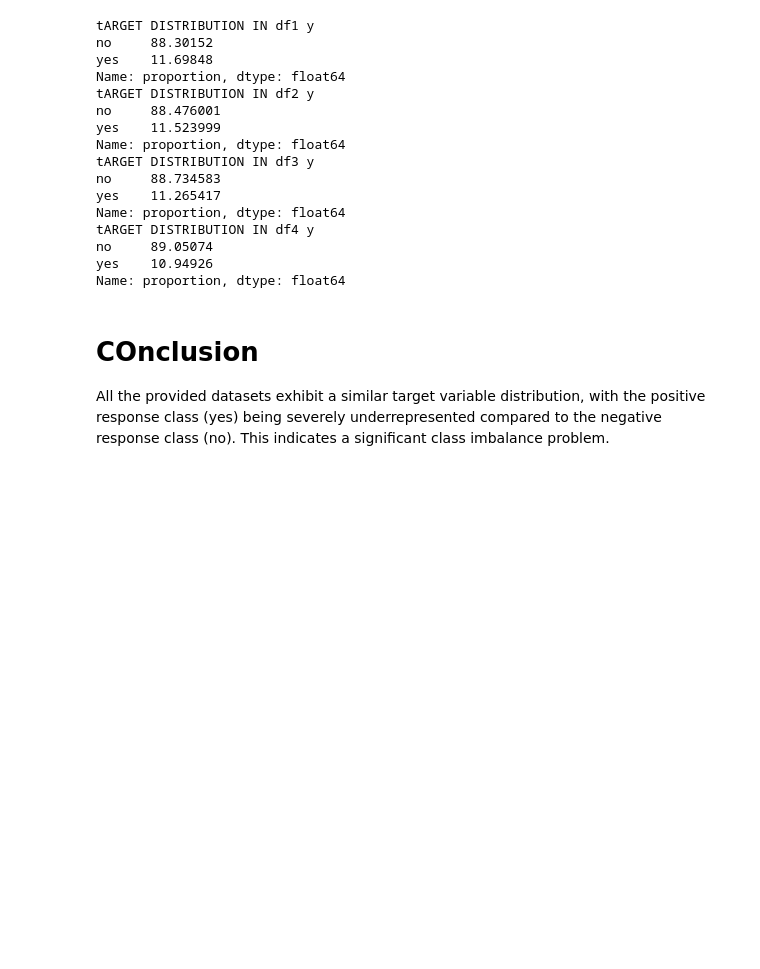
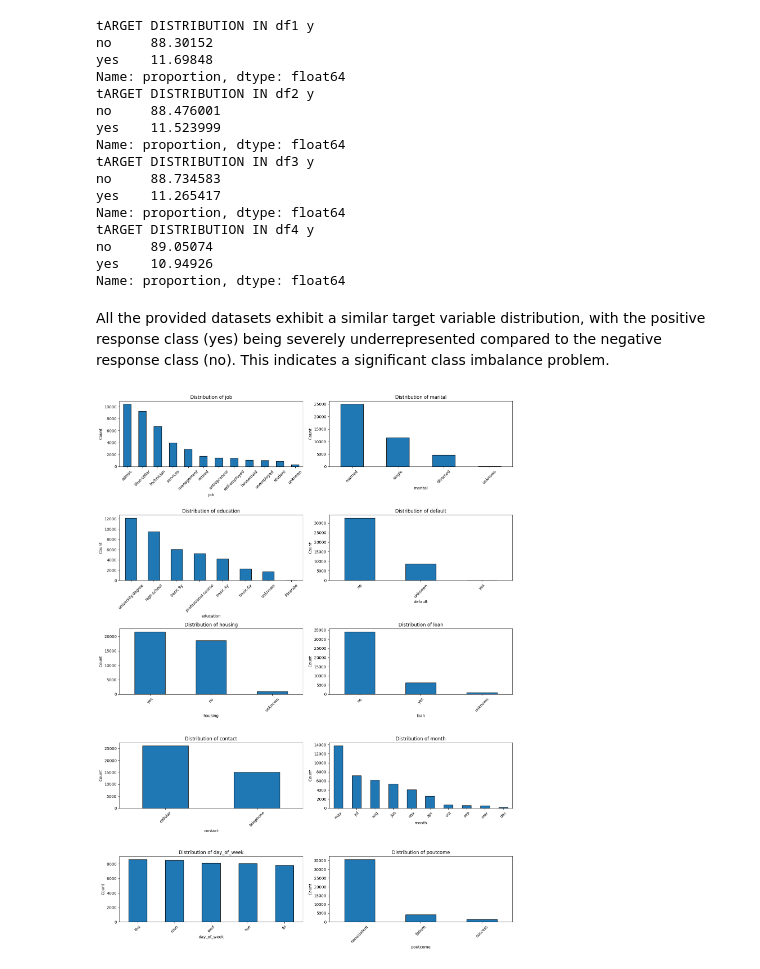
Before and after one commit to navyatripathiji/bank-marketing-practice, a Jupyter notebook: notebooks/01-basiceda.ipynb, the cells around one changed output. Saved outputs shown, nothing was run; the diff lists cells and outputs as text; code cells hidden in the pictures; blank space fills up the shorter version.

```diff
--- a/notebooks/01-basiceda.ipynb
+++ b/notebooks/01-basiceda.ipynb
@@ -163,6 +163,43 @@ no     89.05074
 yes    10.94926
 Name: proportion, dtype: float64
 # %% [markdown]
-# COnclusion
-
 All the provided datasets exhibit a similar target variable distribution, with the positive response class (yes) being severely underrepresented compared to the negative response class (no). This indicates a significant class imbalance problem.
+# %%
+import math
+
+cat_cols = df3.select_dtypes(
+    include=["object", "category"]
+).columns.drop("y", errors="ignore")
+
+n_cols = 2
+n_rows = math.ceil(len(cat_cols) / n_cols)
+
+fig, axes = plt.subplots(
+    n_rows, n_cols,
+    figsize=(15, 4 * n_rows)
+)
+
+axes = axes.flatten()
+
+for i, col in enumerate(cat_cols):
+    counts = df3[col].value_counts(dropna=False)
+
+    counts.plot(
+        kind="bar",
+        ax=axes[i],
+        edgecolor="black"
+    )
+
+    axes[i].set_title(f"Distribution of {col}")
+    axes[i].set_xlabel(col)
+    axes[i].set_ylabel("Count")
+    axes[i].tick_params(axis="x", rotation=45)
+
+# Remove unused subplot axes
+for j in range(i + 1, len(axes)):
+    fig.delaxes(axes[j])
+
+plt.tight_layout()
+plt.show()
+# %% [output]
+[figure, added]
```
Also changed, not shown: parts of 5 cells of this notebook, 2 other files.
